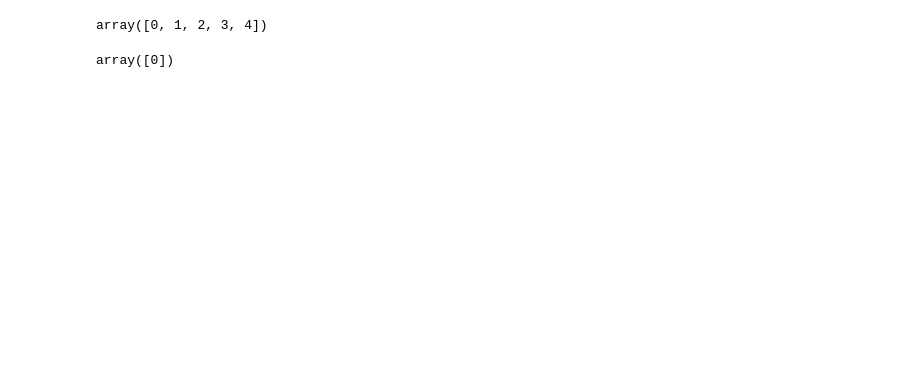
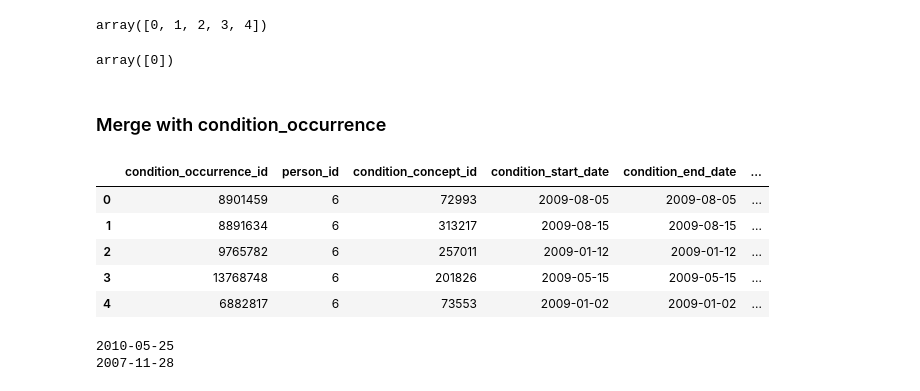
Before and after one commit to romirmoza/omop-cdm-postgresql, a Jupyter notebook: generate_training_data.ipynb, the cells around one changed output. Saved outputs shown, nothing was run; the diff lists cells and outputs as text; code cells hidden in the pictures; blank space fills up the shorter version.

```diff
--- a/generate_training_data.ipynb
+++ b/generate_training_data.ipynb
@@ -156,3 +194,39 @@ array([0, 1, 2, 3, 4])
 training_data.er_visit_count.unique()
 # %% [output]
 array([0])
+# %% [markdown]
+### Merge with condition_occurrence
+# %%
+table = 'condition_occurrence'
+df = fetch_data(dbname, user, password, table)
+# %%
+df['condition_end_date'] = df['condition_end_date'] if not 'NaT' else df['condition_start_date']
+df = df.drop(['condition_start_datetime',
+              'condition_end_datetime',
+              'stop_reason',
+              'provider_id',
+             'visit_detail_id',
+             'condition_source_value',
+             'condition_status_source_value',
+             'condition_source_concept_id'], axis=1, errors='ignore')
+# %%
+df['condition_concept_id'] = df['condition_concept_id'].apply(str)
+df['condition_type_concept_id'] = df['condition_type_concept_id'].apply(str)
+df['condition_status_concept_id'] = df['condition_status_concept_id'].apply(str)
+# %%
+df.head()
+# %% [output]
+|  | condition_occurrence_id | person_id | condition_concept_id | condition_start_date | condition_end_date | ... |
+| 0 | 8901459 | 6 | 72993 | 2009-08-05 | 2009-08-05 | ... |
+| 1 | 8891634 | 6 | 313217 | 2009-08-15 | 2009-08-15 | ... |
+| 2 | 9765782 | 6 | 257011 | 2009-01-12 | 2009-01-12 | ... |
+| 3 | 13768748 | 6 | 201826 | 2009-05-15 | 2009-05-15 | ... |
+| 4 | 6882817 | 6 | 73553 | 2009-01-02 | 2009-01-02 | ... |
+# %%
+max_condition_start_date =  df['condition_start_date'].max()
+min_condition_start_date =  df['condition_start_date'].min()
+print(max_condition_start_date)
+print(min_condition_start_date)
+# %% [output]
+2010-05-25
+2007-11-28
```
Also changed, not shown: parts of 47 cells of this notebook.
